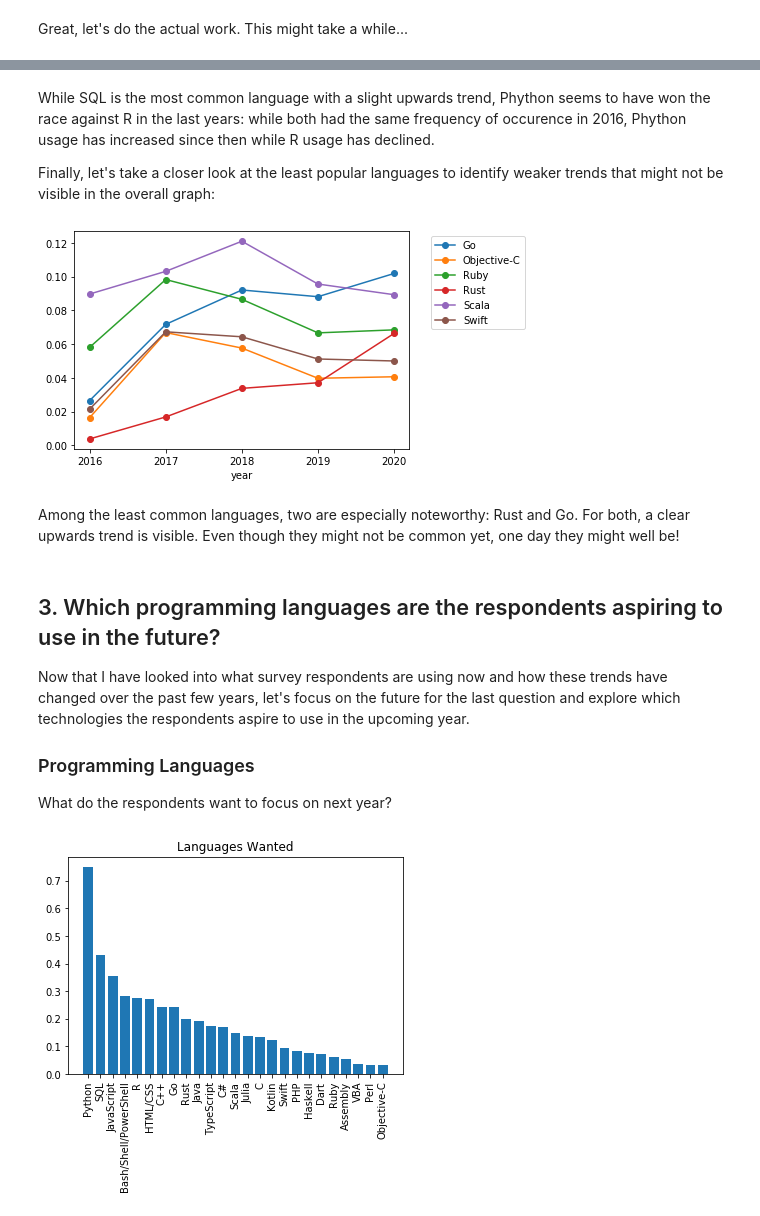
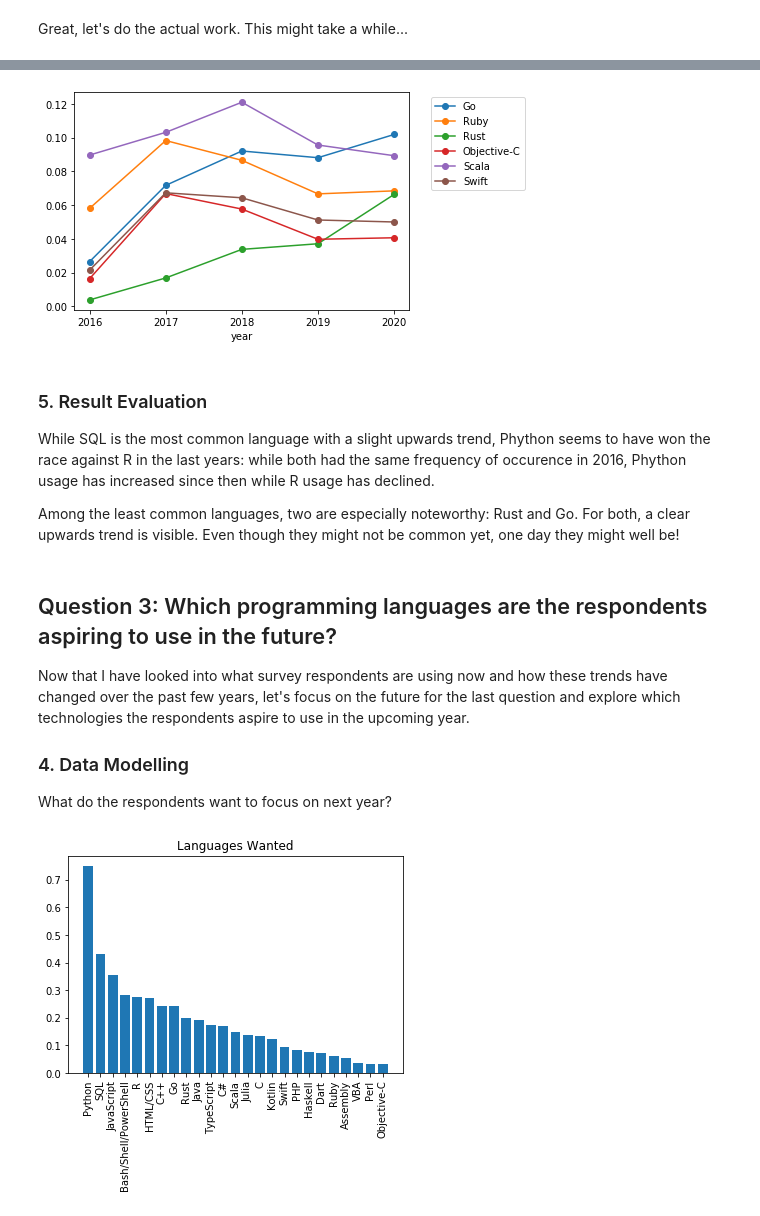
Before and after one commit to kschuessler/stackoverflow_dev_trends, a Jupyter notebook: Stackoverflow_Survey_Technology_Radar_2020.ipynb, the cells around one changed output, grey strips where cells are left out. Cells and saved outputs as stored; diff of their text form; code cells hidden in the pictures.

```diff
--- a/Stackoverflow_Survey_Technology_Radar_2020.ipynb
+++ b/Stackoverflow_Survey_Technology_Radar_2020.ipynb
@@ -246,20 +314,20 @@ plot.savefig('./images/languages_trend_most.png', bbox_inches='tight')
+# %%
+plot_2 = plot_timetrend(df_timetrend[['Go', 'Ruby', 'Rust', 'Objective-C', 'Scala', 'Swift']])
+plot.savefig('./images/languages_trend_least.png', bbox_inches='tight')
+# %% [output]
+[figure, added]
 # %% [markdown]
+### 5. Result Evaluation
+
 While SQL is the most common language with a slight upwards trend, Phython seems to have won the race against R in the last years: while both had the same frequency of occurence in 2016, Phython usage has increased since then while R usage has declined.
 
-Finally, let's take a closer look at the least popular languages to identify weaker trends that might not be visible in the overall graph:
+Among the least common languages, two are especially noteworthy: Rust and Go. For both, a clear upwards trend is visible. Even though they might not be common yet, one day they might well be!
-# %%
-plot_2 = plot_timetrend(df_timetrend[df_timetrend['language'].isin(['Go', 'Ruby', 'Rust', 'Objective-C', 'Swift', 'Scala'])])
-plot.savefig('./images/languages_trend_least.png', bbox_inches='tight')
-# %% [output]
-[figure, removed]
-# %% [markdown]
-Among the least common languages, two are especially noteworthy: Rust and Go. For both, a clear upwards trend is visible. Even though they might not be common yet, one day they might well be!
 # %% [markdown]
-## 3. Which programming languages are the respondents aspiring to use in the future?
+## Question 3: Which programming languages are the respondents aspiring to use in the future?
 
 Now that I have looked into what survey respondents are using now and how these trends have changed over the past few years, let's focus on the future for the last question and explore which technologies the respondents aspire to use in the upcoming year.
 
-### Programming Languages
+### 4. Data Modelling
 
 What do the respondents want to focus on next year?
 # %%
```
Also changed, not shown: parts of 20 cells of this notebook.
